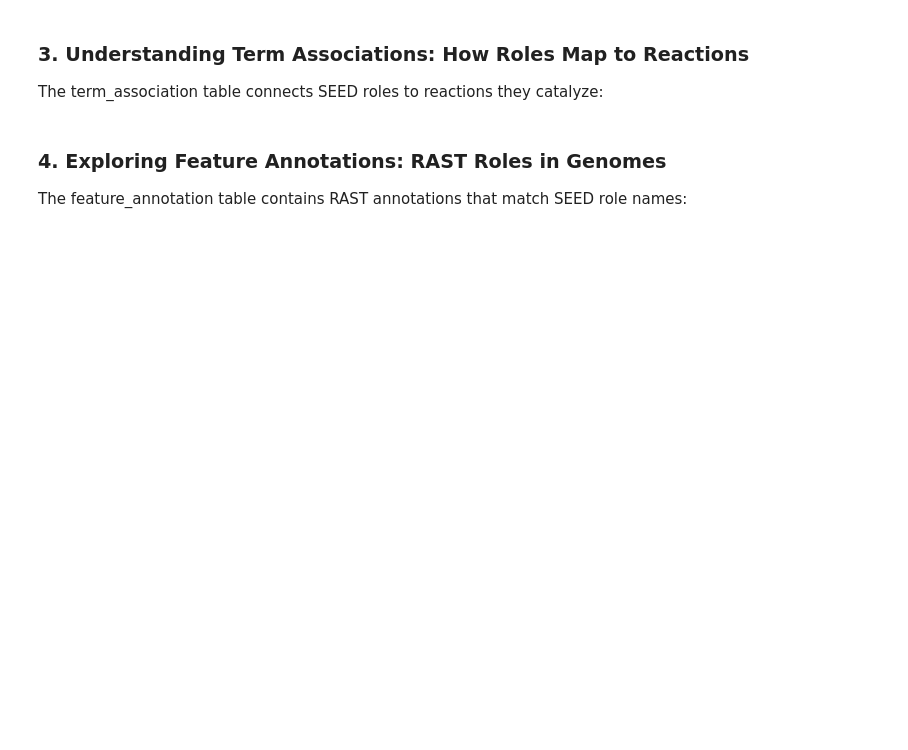
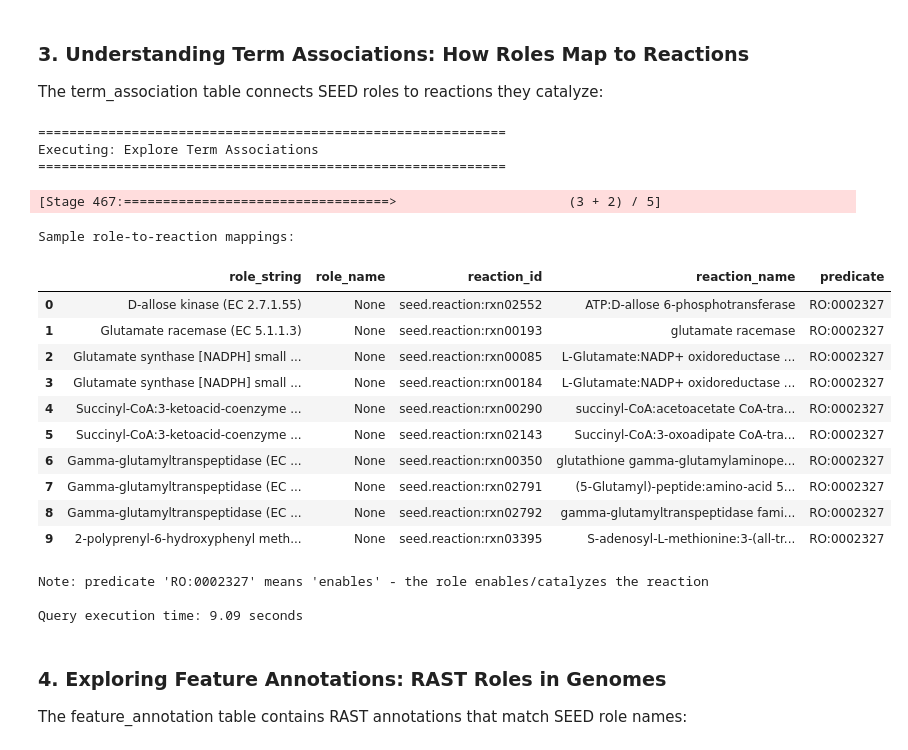
Before and after one commit to jplfaria/cdm-lake-local-twin, a Jupyter notebook: demo_july10th.ipynb, the cells around one changed output. Cells and saved outputs as stored; diff of their text form; code cells hidden in the pictures; blank space fills up the shorter version.

```diff
--- a/demo_july10th.ipynb
+++ b/demo_july10th.ipynb
@@ -106,34 +144,54 @@ def explore_term_associations():
             ta.predicate,
             ta.object as reaction_id
         FROM {namespace}.term_association ta
         WHERE ta.object LIKE 'seed.reaction:%'
         AND ta.predicate = 'RO:0002327'
-        LIMIT 20
+        LIMIT 10
     ),
     enriched_mappings AS (
         SELECT
             m.role_string,
             r.value as role_name,
             m.reaction_id,
             rxn.value as reaction_name,
             m.predicate
         FROM role_reaction_mappings m
         LEFT JOIN {namespace}.statements r
             ON m.role_string = r.subject AND r.predicate = 'rdfs:label'
         LEFT JOIN {namespace}.statements rxn
             ON m.reaction_id = rxn.subject AND rxn.predicate = 'rdfs:label'
     )
     SELECT * FROM enriched_mappings
     """
 
     df = spark.sql(query).toPandas()
     print(f"Sample role-to-reaction mappings:")
     display(df)
 
     # Show predicate meaning
     print("\nNote: predicate 'RO:0002327' means 'enables' - the role enables/catalyzes the reaction")
 
 time_query("Explore Term Associations", explore_term_associations)
+# %% [output]
+============================================================
+Executing: Explore Term Associations
+============================================================
+[Stage 467:==================================>                      (3 + 2) / 5]
+Sample role-to-reaction mappings:
+|  | role_string | role_name | reaction_id | reaction_name | predicate |
+| 0 | D-allose kinase (EC 2.7.1.55) | None | seed.reaction:rxn02552 | ATP:D-allose 6-phosphotransferase | RO:0002327 |
+| 1 | Glutamate racemase (EC 5.1.1.3) | None | seed.reaction:rxn00193 | glutamate racemase | RO:0002327 |
+| 2 | Glutamate synthase [NADPH] small ... | None | seed.reaction:rxn00085 | L-Glutamate:NADP+ oxidoreductase ... | RO:0002327 |
+| 3 | Glutamate synthase [NADPH] small ... | None | seed.reaction:rxn00184 | L-Glutamate:NADP+ oxidoreductase ... | RO:0002327 |
+| 4 | Succinyl-CoA:3-ketoacid-coenzyme ... | None | seed.reaction:rxn00290 | succinyl-CoA:acetoacetate CoA-tra... | RO:0002327 |
+| 5 | Succinyl-CoA:3-ketoacid-coenzyme ... | None | seed.reaction:rxn02143 | Succinyl-CoA:3-oxoadipate CoA-tra... | RO:0002327 |
+| 6 | Gamma-glutamyltranspeptidase (EC ... | None | seed.reaction:rxn00350 | glutathione gamma-glutamylaminope... | RO:0002327 |
+| 7 | Gamma-glutamyltranspeptidase (EC ... | None | seed.reaction:rxn02791 | (5-Glutamyl)-peptide:amino-acid 5... | RO:0002327 |
+| 8 | Gamma-glutamyltranspeptidase (EC ... | None | seed.reaction:rxn02792 | gamma-glutamyltranspeptidase fami... | RO:0002327 |
+| 9 | 2-polyprenyl-6-hydroxyphenyl meth... | None | seed.reaction:rxn03395 | S-adenosyl-L-methionine:3-(all-tr... | RO:0002327 |
+Note: predicate 'RO:0002327' means 'enables' - the role enables/catalyzes the reaction
+
+Query execution time: 9.09 seconds
 # %% [markdown]
 ### 4. Exploring Feature Annotations: RAST Roles in Genomes
 
```
Also changed, not shown: parts of 14 cells of this notebook.
